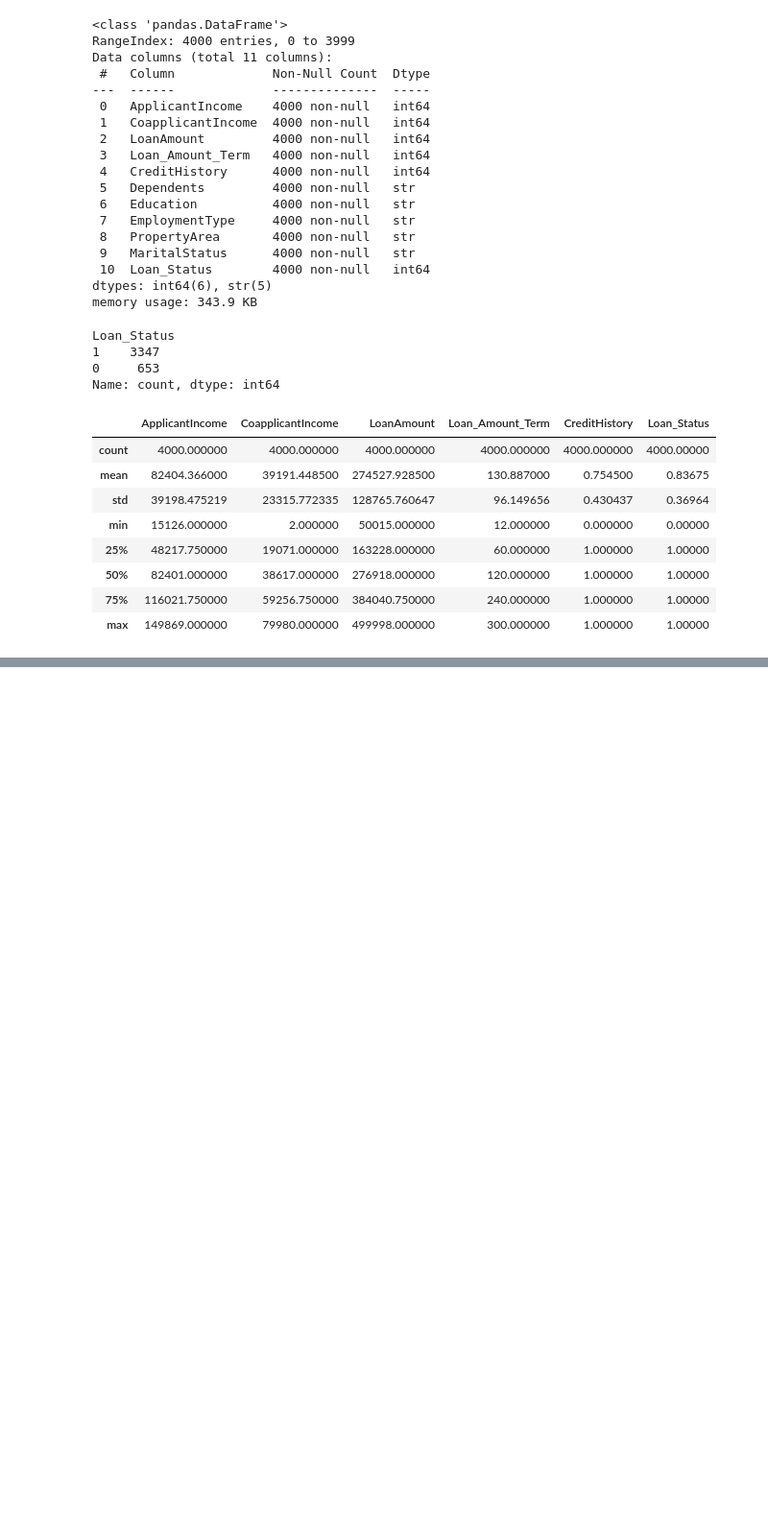
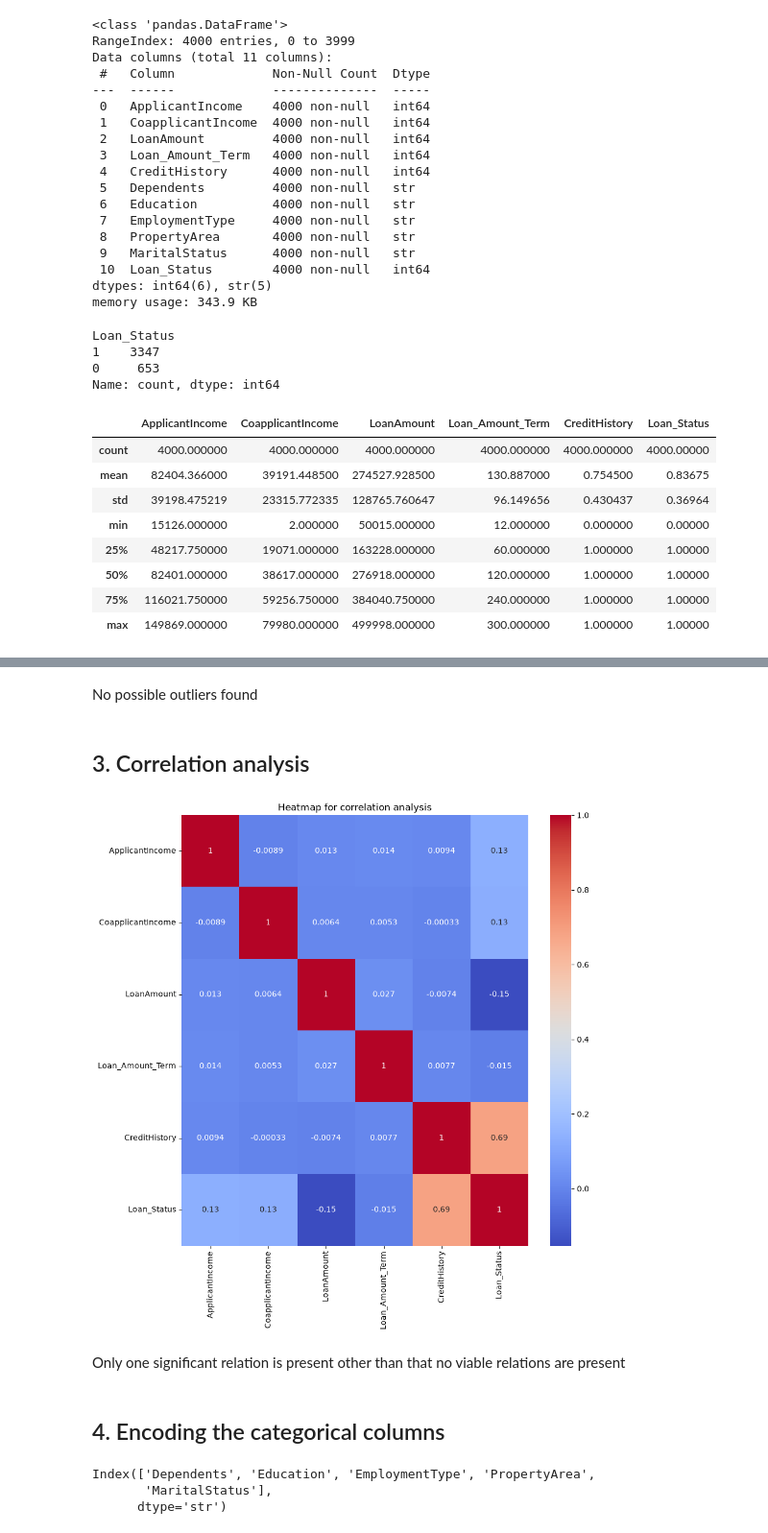
Before and after one commit to Dhairya-Dave-0204/Python-Learining, a Jupyter notebook: 6. Regression/Random Forest/Project2/ProjectSolution.ipynb, the cells around one changed output, grey strips where cells are left out. Shown at 96% size. Drawn from its saved outputs; the diff is of its cells as text; code cells hidden in the pictures; blank space fills up the shorter version.

```diff
--- a/6. Regression/Random Forest/Project2/ProjectSolution.ipynb
+++ b/6. Regression/Random Forest/Project2/ProjectSolution.ipynb
@@ -94,0 +153,27 @@ df.describe()
+# %% [markdown]
+No possible outliers found
+# %% [markdown]
+## 3. Correlation analysis
+# %%
+corr = numeric_columns.corr()
+
+plt.figure(figsize=(10,10))
+sns.heatmap(
+    corr,
+    annot=True,
+    cmap="coolwarm"
+)
+plt.title("Heatmap for correlation analysis")
+plt.show()
+# %% [output]
+[figure, added]
+# %% [markdown]
+Only one significant relation is present other than that no viable relations are present
+# %% [markdown]
+## 4. Encoding the categorical columns
+# %%
+categorical_columns.columns
+# %% [output]
+Index(['Dependents', 'Education', 'EmploymentType', 'PropertyArea',
+       'MaritalStatus'],
+      dtype='str')
```
Also changed, not shown: parts of 47 cells of this notebook, 1 other file.
